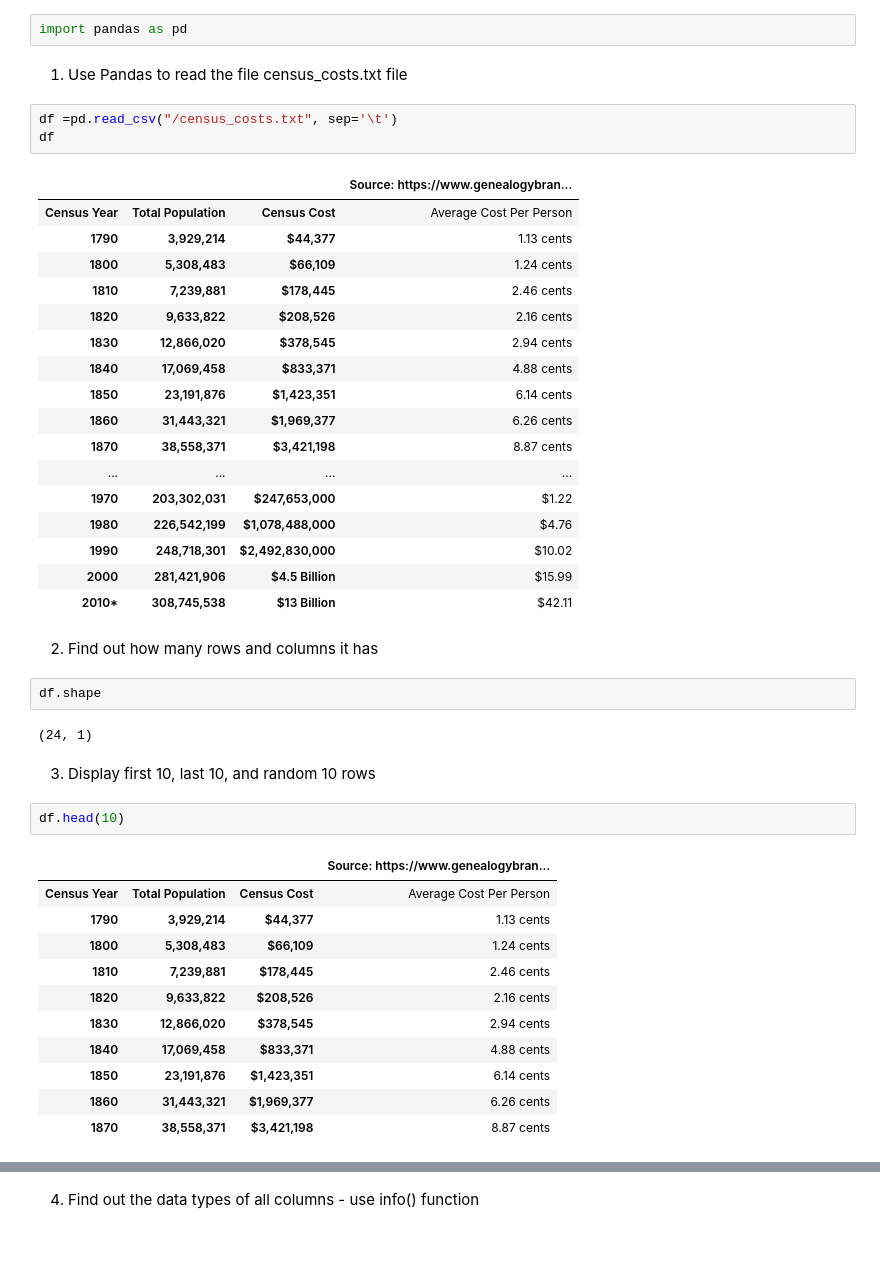
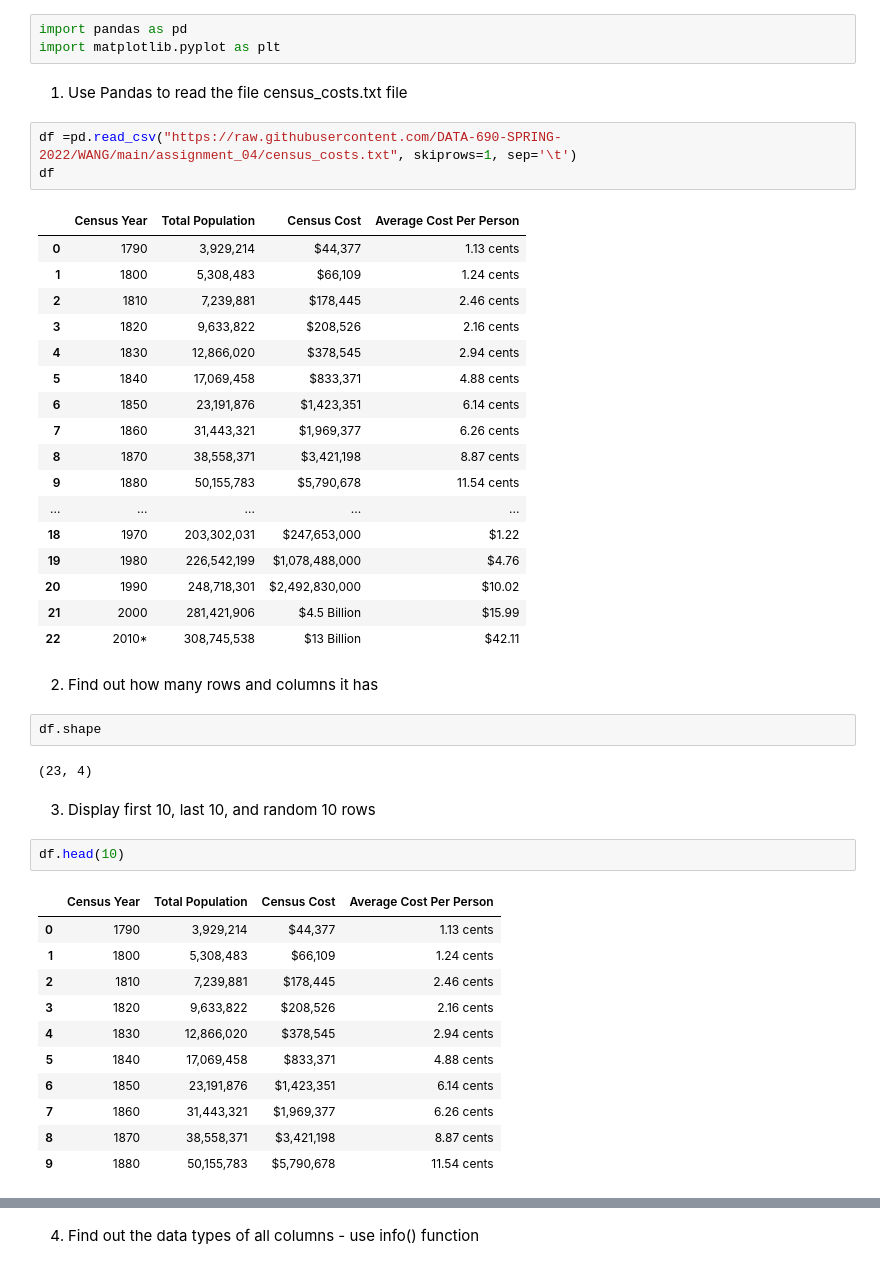
Before and after one commit to konkasivaji/690-stats-and-visu, a Jupyter notebook: Assignment_08/Assignment_08.ipynb, the cells around one changed output, grey strips where cells are left out. Drawn from its saved outputs; the diff is of its cells as text.

```diff
--- a/Assignment_08/Assignment_08.ipynb
+++ b/Assignment_08/Assignment_08.ipynb
@@ -2,52 +2,53 @@
 <a href="https://colab.research.google.com/github/konkasivaji/690-stats-and-visu/blob/main/Assignment_08/Assignment_08.ipynb" target="_parent"><img src="https://colab.research.google.com/assets/colab-badge.svg" alt="Open In Colab"/></a>
 # %%
 import pandas as pd
+import matplotlib.pyplot as plt
 # %% [markdown]
 
 1. Use Pandas to read the file census_costs.txt file
 # %%
-df =pd.read_csv("/census_costs.txt", sep='\t')
+df =pd.read_csv("https://raw.githubusercontent.com/DATA-690-SPRING-2022/WANG/main/assignment_04/census_costs.txt", skiprows=1, sep='\t')
 df
 # %% [output]
-|  |  |  | Source: https://www.genealogybran... |
-| Census Year | Total Population | Census Cost | Average Cost Per Person |
-| 1790 | 3,929,214 | $44,377 | 1.13 cents |
-| 1800 | 5,308,483 | $66,109 | 1.24 cents |
-| 1810 | 7,239,881 | $178,445 | 2.46 cents |
-| 1820 | 9,633,822 | $208,526 | 2.16 cents |
-| 1830 | 12,866,020 | $378,545 | 2.94 cents |
-| 1840 | 17,069,458 | $833,371 | 4.88 cents |
-| 1850 | 23,191,876 | $1,423,351 | 6.14 cents |
-| 1860 | 31,443,321 | $1,969,377 | 6.26 cents |
-| 1870 | 38,558,371 | $3,421,198 | 8.87 cents |
-| ... | ... | ... | ... |
-| 1970 | 203,302,031 | $247,653,000 | $1.22 |
-| 1980 | 226,542,199 | $1,078,488,000 | $4.76 |
-| 1990 | 248,718,301 | $2,492,830,000 | $10.02 |
-| 2000 | 281,421,906 | $4.5 Billion | $15.99 |
-| 2010* | 308,745,538 | $13 Billion | $42.11 |
+|  | Census Year | Total Population | Census Cost | Average Cost Per Person |
+| 0 | 1790 | 3,929,214 | $44,377 | 1.13 cents |
+| 1 | 1800 | 5,308,483 | $66,109 | 1.24 cents |
+| 2 | 1810 | 7,239,881 | $178,445 | 2.46 cents |
+| 3 | 1820 | 9,633,822 | $208,526 | 2.16 cents |
+| 4 | 1830 | 12,866,020 | $378,545 | 2.94 cents |
+| 5 | 1840 | 17,069,458 | $833,371 | 4.88 cents |
+| 6 | 1850 | 23,191,876 | $1,423,351 | 6.14 cents |
+| 7 | 1860 | 31,443,321 | $1,969,377 | 6.26 cents |
+| 8 | 1870 | 38,558,371 | $3,421,198 | 8.87 cents |
+| 9 | 1880 | 50,155,783 | $5,790,678 | 11.54 cents |
+| ... | ... | ... | ... | ... |
+| 18 | 1970 | 203,302,031 | $247,653,000 | $1.22 |
+| 19 | 1980 | 226,542,199 | $1,078,488,000 | $4.76 |
+| 20 | 1990 | 248,718,301 | $2,492,830,000 | $10.02 |
+| 21 | 2000 | 281,421,906 | $4.5 Billion | $15.99 |
+| 22 | 2010* | 308,745,538 | $13 Billion | $42.11 |
 # %% [markdown]
 2. Find out how many rows and columns it has
 # %%
 df.shape
 # %% [output]
-(24, 1)
+(23, 4)
 # %% [markdown]
 3. Display first 10, last 10, and random 10 rows
 # %%
 df.head(10)
 # %% [output]
-|  |  |  | Source: https://www.genealogybran... |
-| Census Year | Total Population | Census Cost | Average Cost Per Person |
-| 1790 | 3,929,214 | $44,377 | 1.13 cents |
-| 1800 | 5,308,483 | $66,109 | 1.24 cents |
-| 1810 | 7,239,881 | $178,445 | 2.46 cents |
-| 1820 | 9,633,822 | $208,526 | 2.16 cents |
-| 1830 | 12,866,020 | $378,545 | 2.94 cents |
-| 1840 | 17,069,458 | $833,371 | 4.88 cents |
-| 1850 | 23,191,876 | $1,423,351 | 6.14 cents |
-| 1860 | 31,443,321 | $1,969,377 | 6.26 cents |
-| 1870 | 38,558,371 | $3,421,198 | 8.87 cents |
+|  | Census Year | Total Population | Census Cost | Average Cost Per Person |
+| 0 | 1790 | 3,929,214 | $44,377 | 1.13 cents |
+| 1 | 1800 | 5,308,483 | $66,109 | 1.24 cents |
+| 2 | 1810 | 7,239,881 | $178,445 | 2.46 cents |
+| 3 | 1820 | 9,633,822 | $208,526 | 2.16 cents |
+| 4 | 1830 | 12,866,020 | $378,545 | 2.94 cents |
+| 5 | 1840 | 17,069,458 | $833,371 | 4.88 cents |
+| 6 | 1850 | 23,191,876 | $1,423,351 | 6.14 cents |
+| 7 | 1860 | 31,443,321 | $1,969,377 | 6.26 cents |
+| 8 | 1870 | 38,558,371 | $3,421,198 | 8.87 cents |
+| 9 | 1880 | 50,155,783 | $5,790,678 | 11.54 cents |
 # %%
 df.tail(10)
 # %% [output]
```
Also changed, not shown: parts of 15 cells of this notebook.
